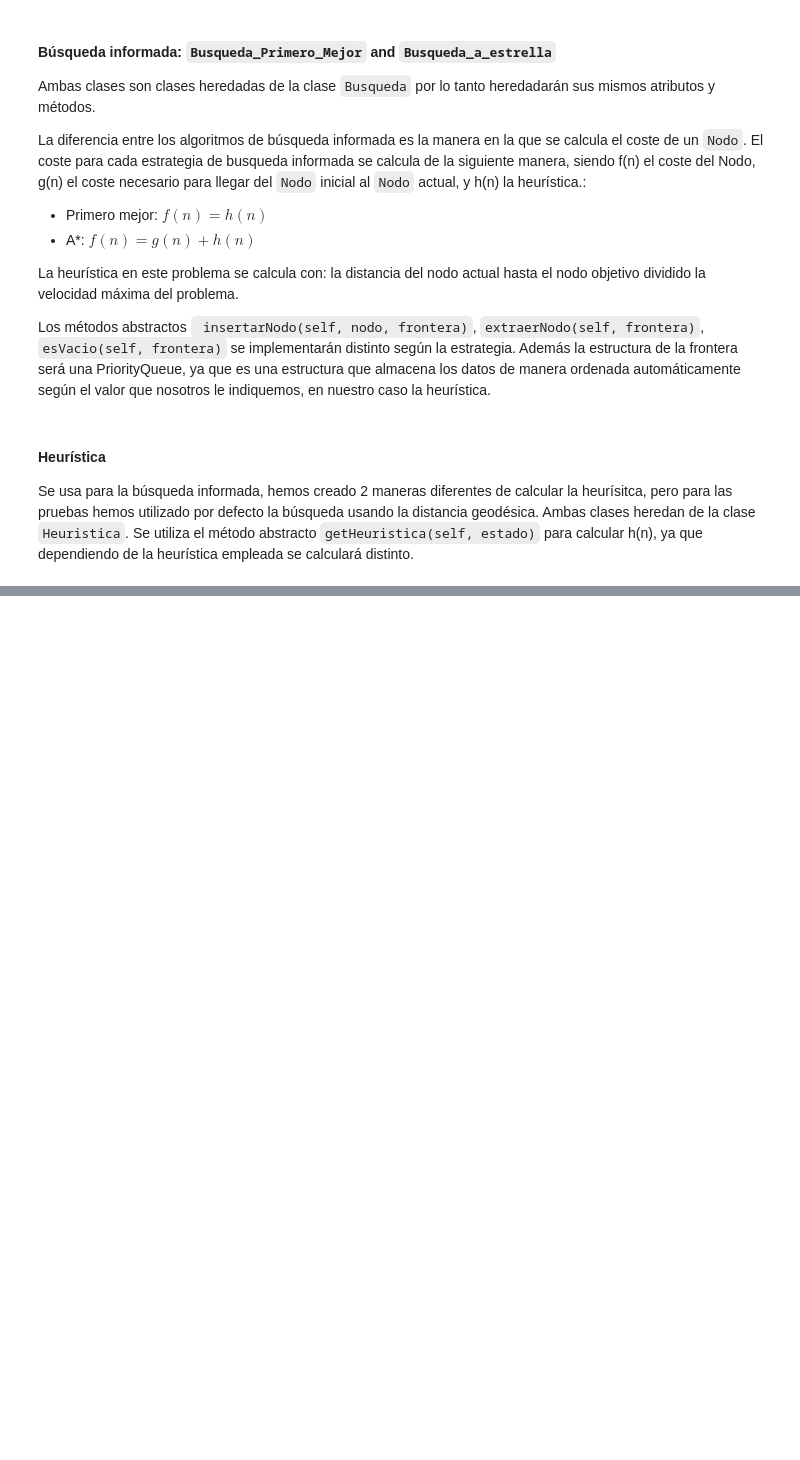
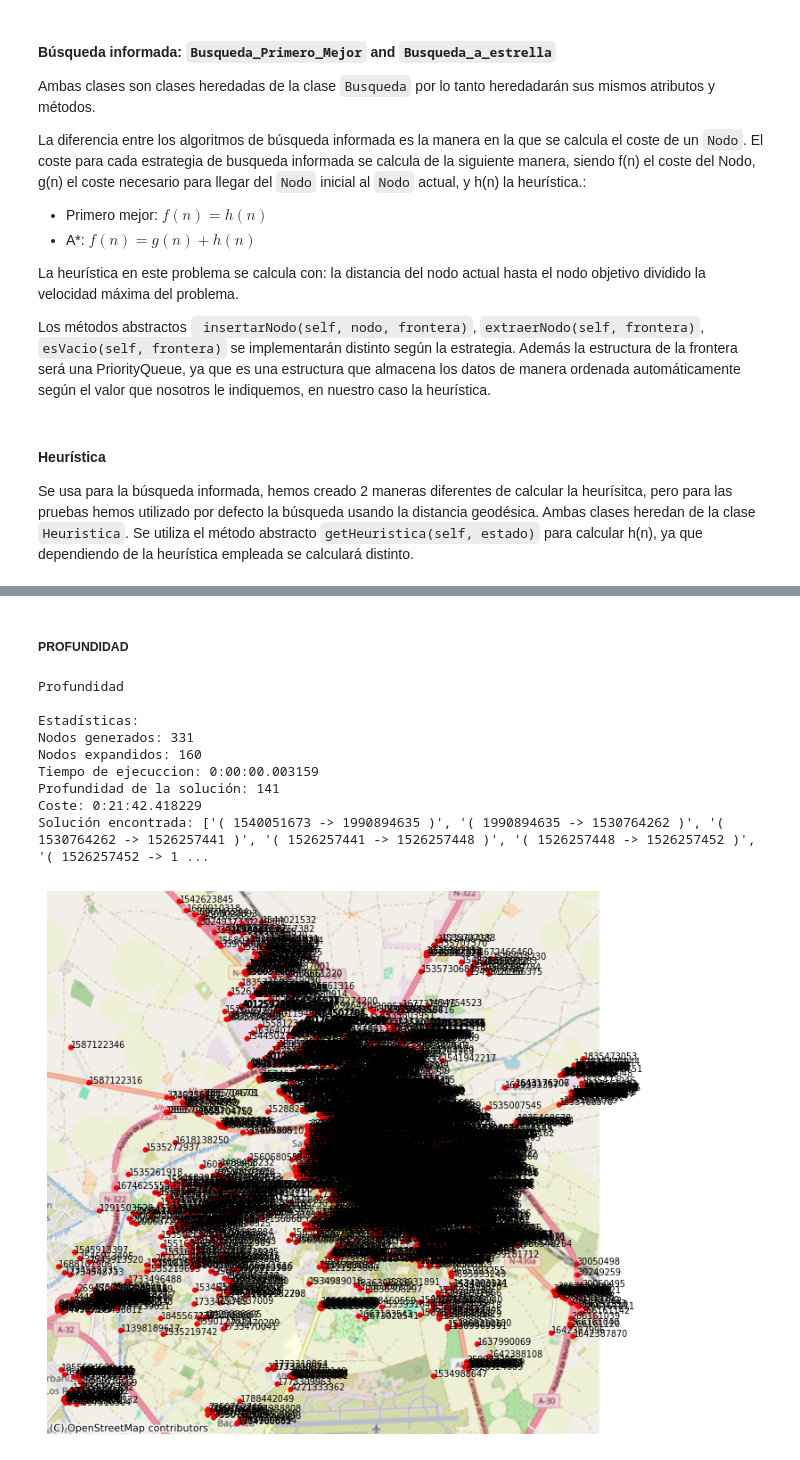
Before and after one commit to Karlingas/practicas_Inteligengtes, a Jupyter notebook: pr1_SSII/Lab1_spanish.ipynb, the cells around one changed output, grey strips where cells are left out. Saved outputs shown, nothing was run; the diff lists cells and outputs as text; code cells hidden in the pictures; blank space fills up the shorter version.

```diff
--- a/pr1_SSII/Lab1_spanish.ipynb
+++ b/pr1_SSII/Lab1_spanish.ipynb
@@ -658,0 +635,19 @@ Solución encontrada: ['( 434371967 -> 1972379585 )', '( 1972379585 -> 434371968
+# %% [markdown]
+##### PROFUNDIDAD
+# %%
+
+problema = Problema(ruta_json)
+print("\nProfundidad")
+profundidad=Busqueda_Profundidad(problema).busqueda()
+plot(ruta_json,profundidad)
+# %% [output]
+Profundidad
+
+Estadísticas:
+Nodos generados: 331
+Nodos expandidos: 160
+Tiempo de ejecuccion: 0:00:00.003159
+Profundidad de la solución: 141
+Coste: 0:21:42.418229
+Solución encontrada: ['( 1540051673 -> 1990894635 )', '( 1990894635 -> 1530764262 )', '( 1530764262 -> 1526257441 )', '( 1526257441 -> 1526257448 )', '( 1526257448 -> 1526257452 )', '( 1526257452 -> 1 ...
+[figure, added]
```
Also changed, not shown: parts of 10 cells of this notebook.
